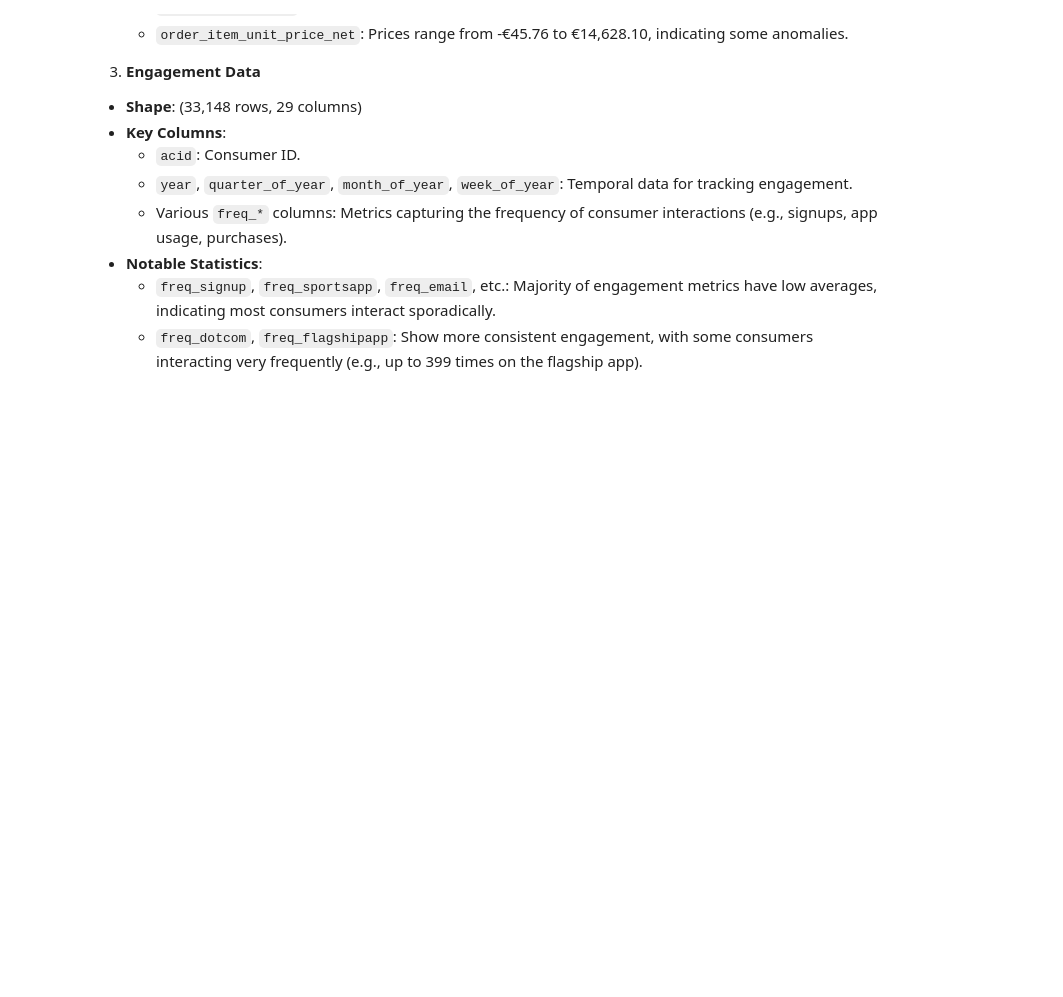
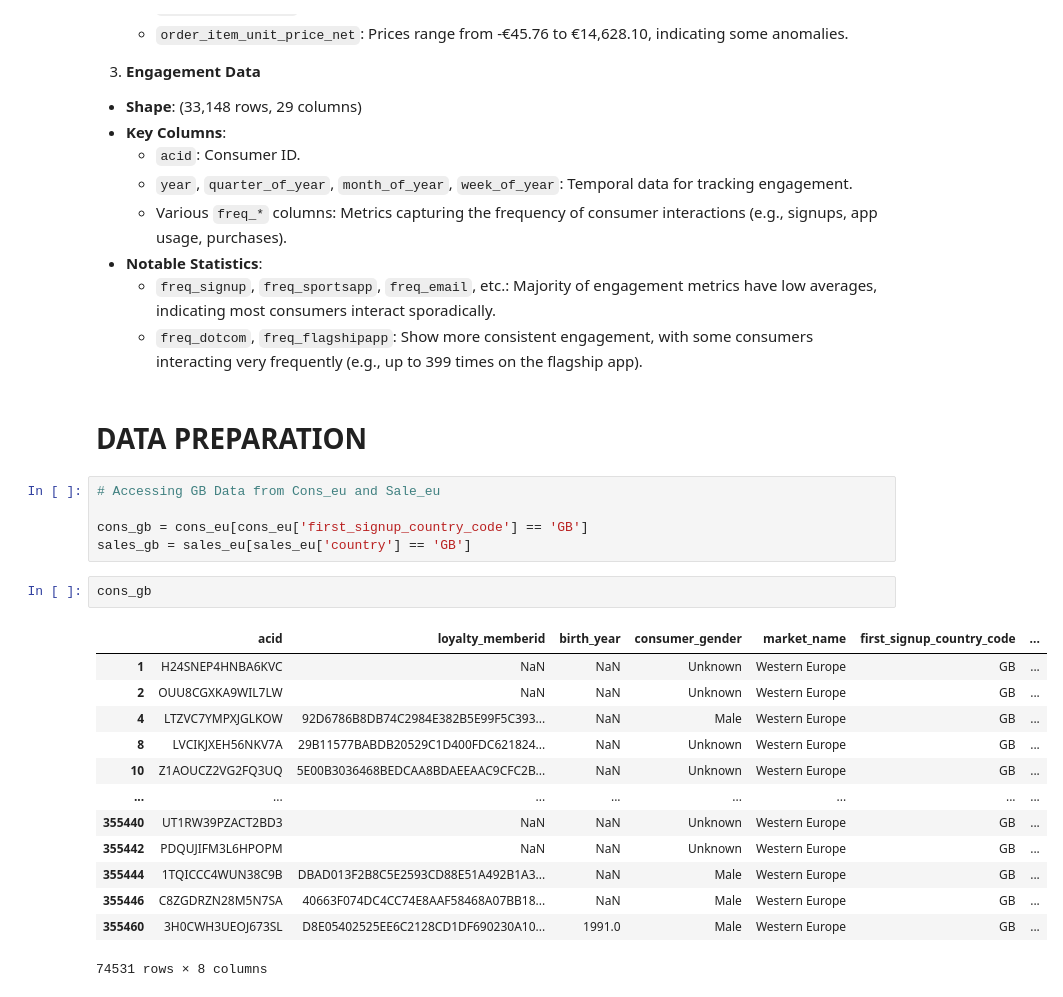
Before and after one commit to mbuvimuia/AdidasSmartRecs, a Jupyter notebook: notebook.ipynb, the cells around one changed output. Cells and saved outputs as stored; diff of their text form; blank space fills up the shorter version.

```diff
--- a/notebook.ipynb
+++ b/notebook.ipynb
@@ -140,3 +140,26 @@ max           65.000000         9.000000      52.000000
 - **Notable Statistics**:
   - `freq_signup`, `freq_sportsapp`, `freq_email`, etc.: Majority of engagement metrics have low averages, indicating most consumers interact sporadically.
   - `freq_dotcom`, `freq_flagshipapp`: Show more consistent engagement, with some consumers interacting very frequently (e.g., up to 399 times on the flagship app).
+# %% [markdown]
+# DATA PREPARATION
+# %%
+# Accessing GB Data from Cons_eu and Sale_eu
+
+cons_gb = cons_eu[cons_eu['first_signup_country_code'] == 'GB']
+sales_gb = sales_eu[sales_eu['country'] == 'GB']
+# %%
+cons_gb
+# %% [output]
+|  | acid | loyalty_memberid | birth_year | consumer_gender | market_name | first_signup_country_code | ... |
+| 1 | H24SNEP4HNBA6KVC | NaN | NaN | Unknown | Western Europe | GB | ... |
+| 2 | OUU8CGXKA9WIL7LW | NaN | NaN | Unknown | Western Europe | GB | ... |
+| 4 | LTZVC7YMPXJGLKOW | 92D6786B8DB74C2984E382B5E99F5C393... | NaN | Male | Western Europe | GB | ... |
+| 8 | LVCIKJXEH56NKV7A | 29B11577BABDB20529C1D400FDC621824... | NaN | Unknown | Western Europe | GB | ... |
+| 10 | Z1AOUCZ2VG2FQ3UQ | 5E00B3036468BEDCAA8BDAEEAAC9CFC2B... | NaN | Unknown | Western Europe | GB | ... |
+| ... | ... | ... | ... | ... | ... | ... | ... |
+| 355440 | UT1RW39PZACT2BD3 | NaN | NaN | Unknown | Western Europe | GB | ... |
+| 355442 | PDQUJIFM3L6HPOPM | NaN | NaN | Unknown | Western Europe | GB | ... |
+| 355444 | 1TQICCC4WUN38C9B | DBAD013F2B8C5E2593CD88E51A492B1A3... | NaN | Male | Western Europe | GB | ... |
+| 355446 | C8ZGDRZN28M5N7SA | 40663F074DC4CC74E8AAF58468A07BB18... | NaN | Male | Western Europe | GB | ... |
+| 355460 | 3H0CWH3UEOJ673SL | D8E05402525EE6C2128CD1DF690230A10... | 1991.0 | Male | Western Europe | GB | ... |
+74531 rows × 8 columns
```
Also changed, not shown: parts of 11 cells of this notebook.
